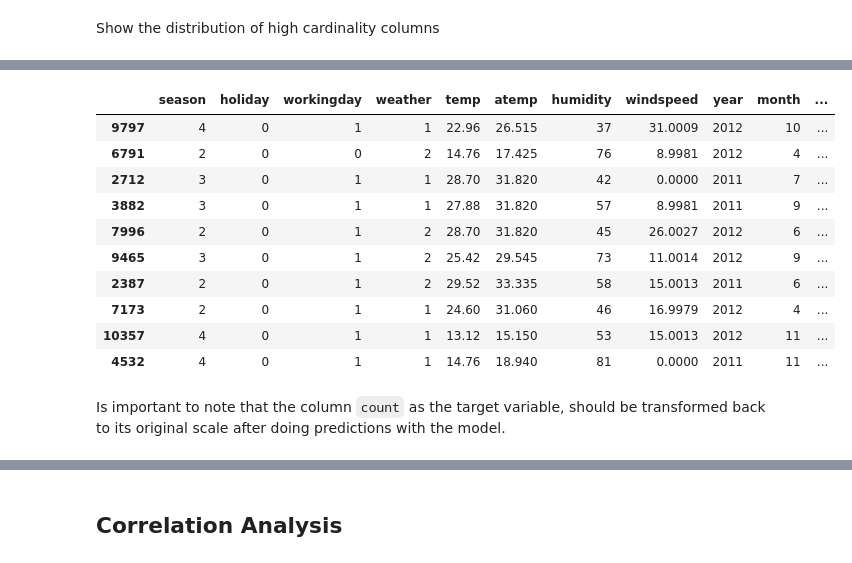
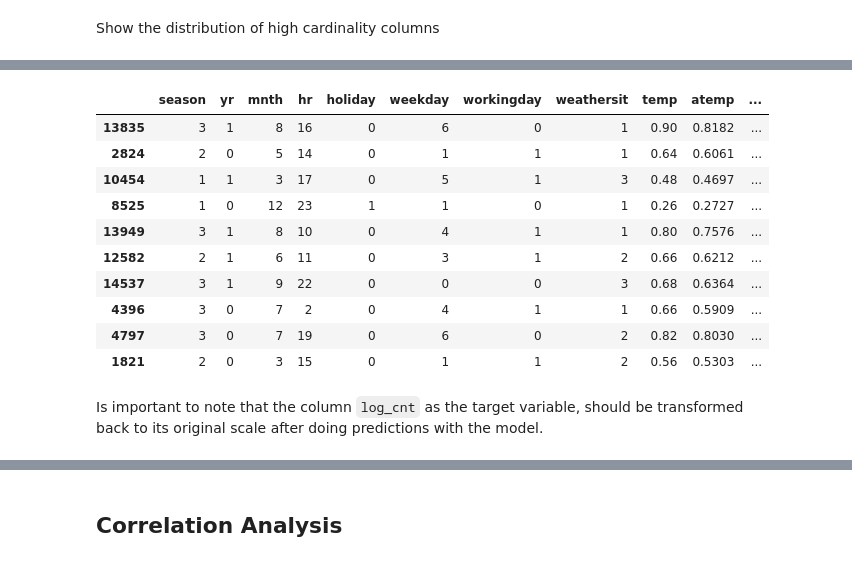
Before and after one commit to ChristianConchari/bike-sharing-demand, a Jupyter notebook: notebooks/data_exploration.ipynb, the cells around one changed output, grey strips where cells are left out. Saved outputs shown, nothing was run; the diff lists cells and outputs as text; code cells hidden in the pictures.

```diff
--- a/notebooks/data_exploration.ipynb
+++ b/notebooks/data_exploration.ipynb
@@ -50,0 +33,9 @@ train_data_df.head()
+# %%
+bike_sharing_demand = fetch_ucirepo(id=275)
+df_features = bike_sharing_demand.data.features
+df_target = bike_sharing_demand.data.targets
+
+# Join the features and target DataFrames
+df = pd.concat([df_features, df_target], axis=1)
+
+df.head()
@@ -109,3 +111,5 @@ count has: 822 unique values
+# %%
+df = df.drop(['dteday'], axis=1)
 # %% [markdown]
 Next, unique values of the categorical columns are displayed.
 # %%
@@ -209,3 +155,8 @@ train_data_df = train_data_df.drop(['count', 'casual', 'registered'], axis=1)
+# %%
+df['log_cnt'] = np.log(df['cnt'])
+
+# Drop the cnt column
+df = df.drop(['cnt'], axis=1)
 # %%
 # Configure the size of the plot
 plt.figure(figsize=(20, 6))
@@ -227,16 +170,16 @@ plt.show()
 # %%
-train_data_df.sample(10)
+df.sample(10)
 # %% [output]
-|  | season | holiday | workingday | weather | temp | atemp | humidity | windspeed | year | month | ... |
-| 9797 | 4 | 0 | 1 | 1 | 22.96 | 26.515 | 37 | 31.0009 | 2012 | 10 | ... |
-| 6791 | 2 | 0 | 0 | 2 | 14.76 | 17.425 | 76 | 8.9981 | 2012 | 4 | ... |
-| 2712 | 3 | 0 | 1 | 1 | 28.70 | 31.820 | 42 | 0.0000 | 2011 | 7 | ... |
-| 3882 | 3 | 0 | 1 | 1 | 27.88 | 31.820 | 57 | 8.9981 | 2011 | 9 | ... |
-| 7996 | 2 | 0 | 1 | 2 | 28.70 | 31.820 | 45 | 26.0027 | 2012 | 6 | ... |
-| 9465 | 3 | 0 | 1 | 2 | 25.42 | 29.545 | 73 | 11.0014 | 2012 | 9 | ... |
-| 2387 | 2 | 0 | 1 | 2 | 29.52 | 33.335 | 58 | 15.0013 | 2011 | 6 | ... |
-| 7173 | 2 | 0 | 1 | 1 | 24.60 | 31.060 | 46 | 16.9979 | 2012 | 4 | ... |
-| 10357 | 4 | 0 | 1 | 1 | 13.12 | 15.150 | 53 | 15.0013 | 2012 | 11 | ... |
-| 4532 | 4 | 0 | 1 | 1 | 14.76 | 18.940 | 81 | 0.0000 | 2011 | 11 | ... |
+|  | season | yr | mnth | hr | holiday | weekday | workingday | weathersit | temp | atemp | ... |
+| 13835 | 3 | 1 | 8 | 16 | 0 | 6 | 0 | 1 | 0.90 | 0.8182 | ... |
+| 2824 | 2 | 0 | 5 | 14 | 0 | 1 | 1 | 1 | 0.64 | 0.6061 | ... |
+| 10454 | 1 | 1 | 3 | 17 | 0 | 5 | 1 | 3 | 0.48 | 0.4697 | ... |
+| 8525 | 1 | 0 | 12 | 23 | 1 | 1 | 0 | 1 | 0.26 | 0.2727 | ... |
+| 13949 | 3 | 1 | 8 | 10 | 0 | 4 | 1 | 1 | 0.80 | 0.7576 | ... |
+| 12582 | 2 | 1 | 6 | 11 | 0 | 3 | 1 | 2 | 0.66 | 0.6212 | ... |
+| 14537 | 3 | 1 | 9 | 22 | 0 | 0 | 0 | 3 | 0.68 | 0.6364 | ... |
+| 4396 | 3 | 0 | 7 | 2 | 0 | 4 | 1 | 1 | 0.66 | 0.5909 | ... |
+| 4797 | 3 | 0 | 7 | 19 | 0 | 6 | 0 | 2 | 0.82 | 0.8030 | ... |
+| 1821 | 2 | 0 | 3 | 15 | 0 | 1 | 1 | 2 | 0.56 | 0.5303 | ... |
 # %% [markdown]
-Is important to note that the column `count` as the target variable, should be transformed back to its original scale after doing predictions with the model.
+Is important to note that the column `log_cnt` as the target variable, should be transformed back to its original scale after doing predictions with the model.
```
Also changed, not shown: parts of 36 cells of this notebook.
